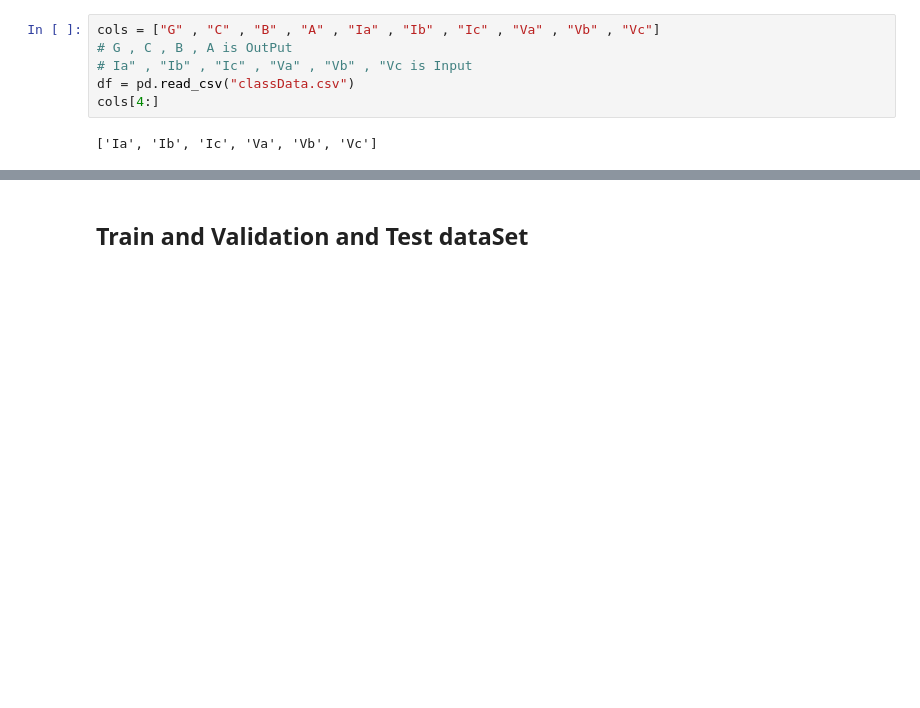
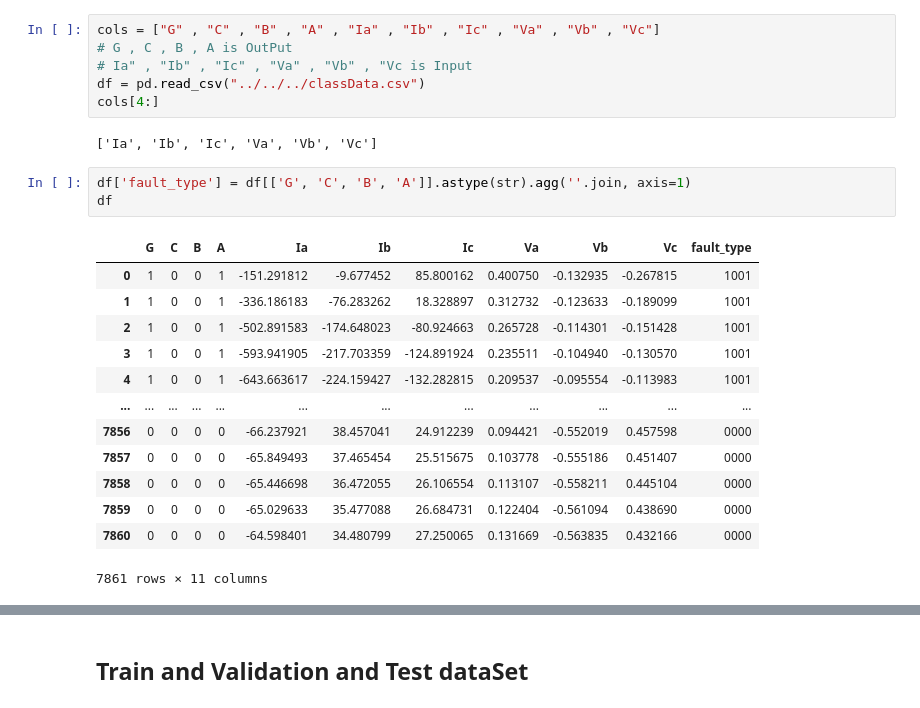
Before and after one commit to OussamaTabDev/DistributionElectrique, a Jupyter notebook: VersionAlpha/Machine Learning/Suprivised ML/Tries/asOneOutput.ipynb, the cells around one changed output, grey strips where cells are left out. Cells and saved outputs as stored; diff of their text form; blank space fills up the shorter version.

```diff
--- a/VersionAlpha/Machine Learning/Suprivised ML/Tries/asOneOutput.ipynb
+++ b/VersionAlpha/Machine Learning/Suprivised ML/Tries/asOneOutput.ipynb
@@ -8,10 +8,27 @@ from sklearn.preprocessing import StandardScaler
 cols = ["G" , "C" , "B" , "A" , "Ia" , "Ib" , "Ic" , "Va" , "Vb" , "Vc"]
 # G , C , B , A is OutPut
 # Ia" , "Ib" , "Ic" , "Va" , "Vb" , "Vc is Input
-df = pd.read_csv("classData.csv")
+df = pd.read_csv("../../../classData.csv")
 cols[4:]
 # %% [output]
 ['Ia', 'Ib', 'Ic', 'Va', 'Vb', 'Vc']
+# %%
+df['fault_type'] = df[['G', 'C', 'B', 'A']].astype(str).agg(''.join, axis=1)
+df
+# %% [output]
+|  | G | C | B | A | Ia | Ib | Ic | Va | Vb | Vc | fault_type |
+| 0 | 1 | 0 | 0 | 1 | -151.291812 | -9.677452 | 85.800162 | 0.400750 | -0.132935 | -0.267815 | 1001 |
+| 1 | 1 | 0 | 0 | 1 | -336.186183 | -76.283262 | 18.328897 | 0.312732 | -0.123633 | -0.189099 | 1001 |
+| 2 | 1 | 0 | 0 | 1 | -502.891583 | -174.648023 | -80.924663 | 0.265728 | -0.114301 | -0.151428 | 1001 |
+| 3 | 1 | 0 | 0 | 1 | -593.941905 | -217.703359 | -124.891924 | 0.235511 | -0.104940 | -0.130570 | 1001 |
+| 4 | 1 | 0 | 0 | 1 | -643.663617 | -224.159427 | -132.282815 | 0.209537 | -0.095554 | -0.113983 | 1001 |
+| ... | ... | ... | ... | ... | ... | ... | ... | ... | ... | ... | ... |
+| 7856 | 0 | 0 | 0 | 0 | -66.237921 | 38.457041 | 24.912239 | 0.094421 | -0.552019 | 0.457598 | 0000 |
+| 7857 | 0 | 0 | 0 | 0 | -65.849493 | 37.465454 | 25.515675 | 0.103778 | -0.555186 | 0.451407 | 0000 |
+| 7858 | 0 | 0 | 0 | 0 | -65.446698 | 36.472055 | 26.106554 | 0.113107 | -0.558211 | 0.445104 | 0000 |
+| 7859 | 0 | 0 | 0 | 0 | -65.029633 | 35.477088 | 26.684731 | 0.122404 | -0.561094 | 0.438690 | 0000 |
+| 7860 | 0 | 0 | 0 | 0 | -64.598401 | 34.480799 | 27.250065 | 0.131669 | -0.563835 | 0.432166 | 0000 |
+7861 rows × 11 columns
 # %%
 # for label in cols[:-1]:
 #     plt.hist(df[df["G"] == 1][label] , color= 'blue' , label="Positive" , alpha = 0.6 , density = True )
```
Also changed, not shown: parts of 11 cells of this notebook, 3 other files.
